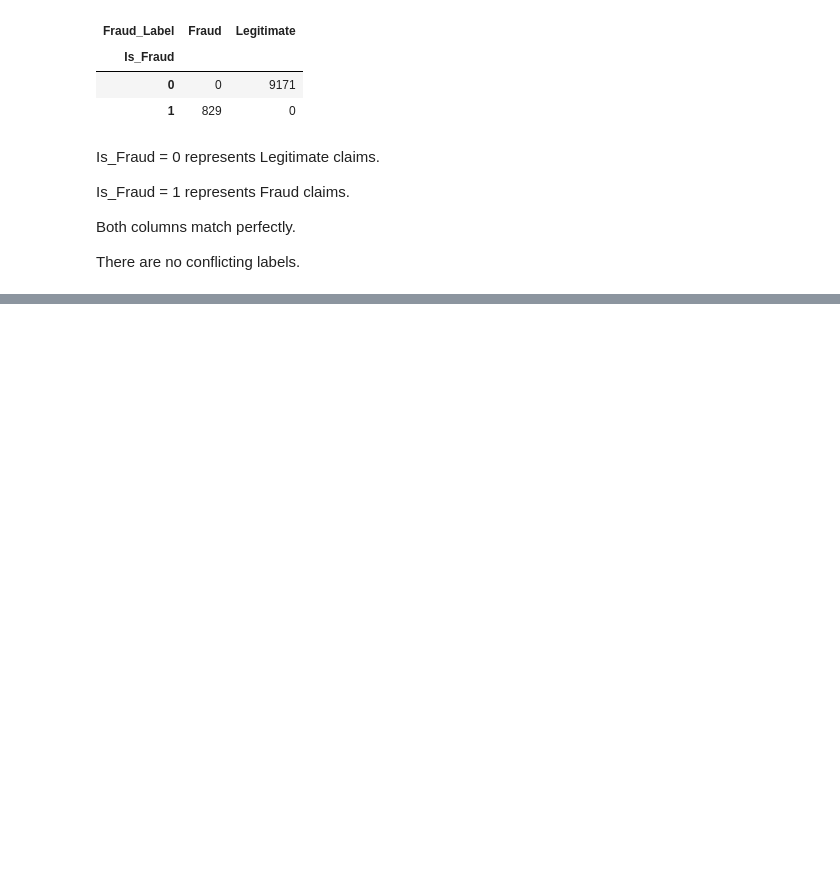
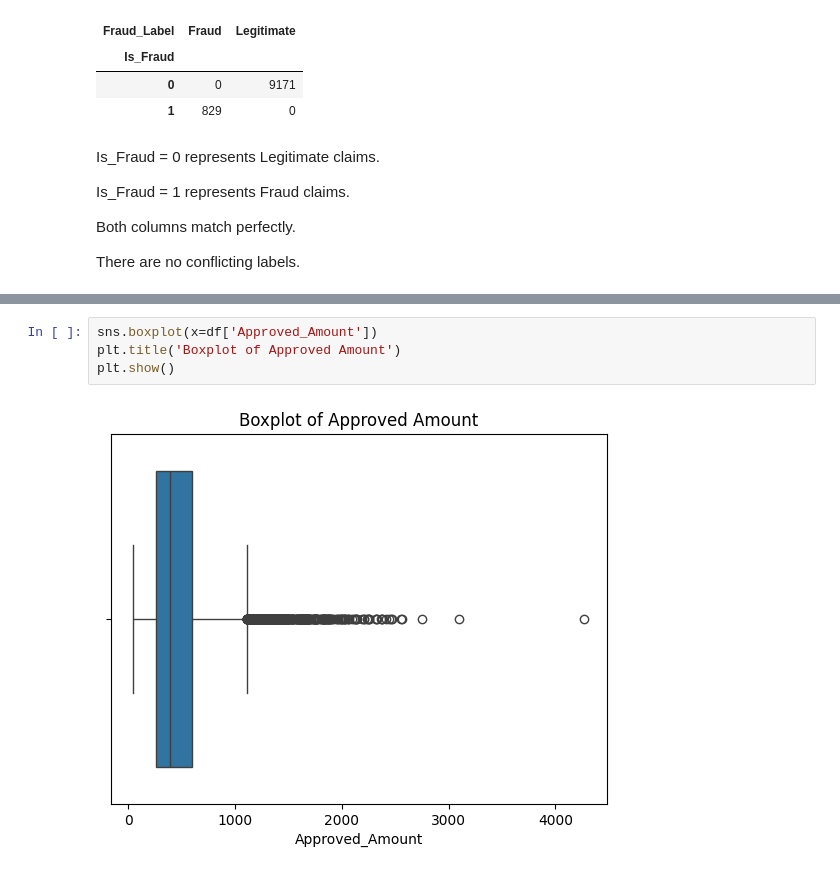
Before and after one commit to adithya736/healthcare-insurance-fraud-detection, a Jupyter notebook: Healthcare_Insurance_Fraud_Detection.ipynb, the cells around one changed output, grey strips where cells are left out. Saved outputs shown, nothing was run; the diff lists cells and outputs as text; blank space fills up the shorter version.

```diff
--- a/Healthcare_Insurance_Fraud_Detection.ipynb
+++ b/Healthcare_Insurance_Fraud_Detection.ipynb
@@ -201,0 +214,6 @@ There are no conflicting labels.
+# %%
+sns.boxplot(x=df['Approved_Amount'])
+plt.title('Boxplot of Approved Amount')
+plt.show()
+# %% [output]
+[figure, added]
```
Also changed, not shown: parts of 36 cells of this notebook.
